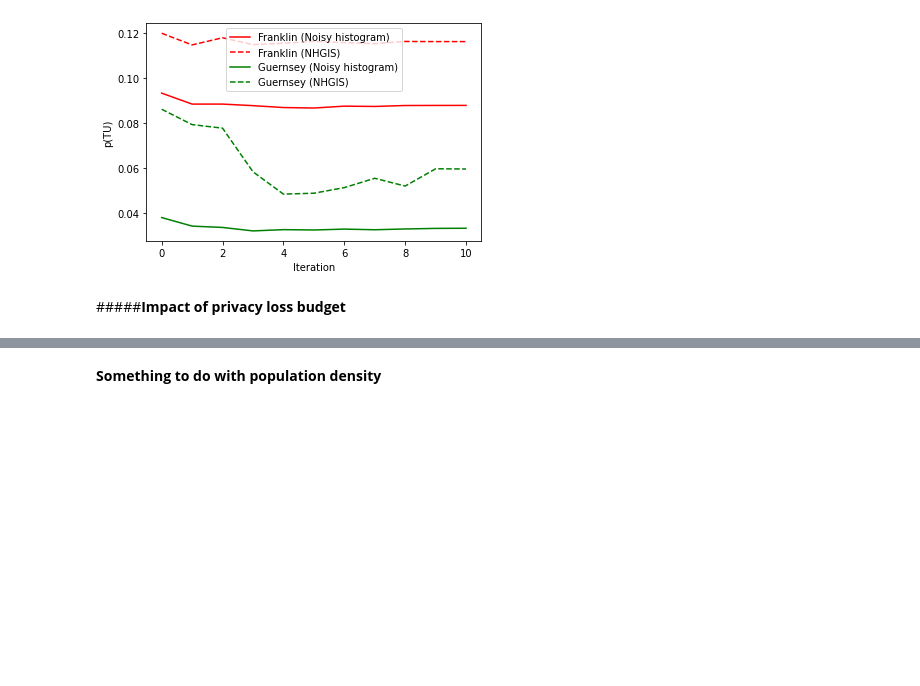
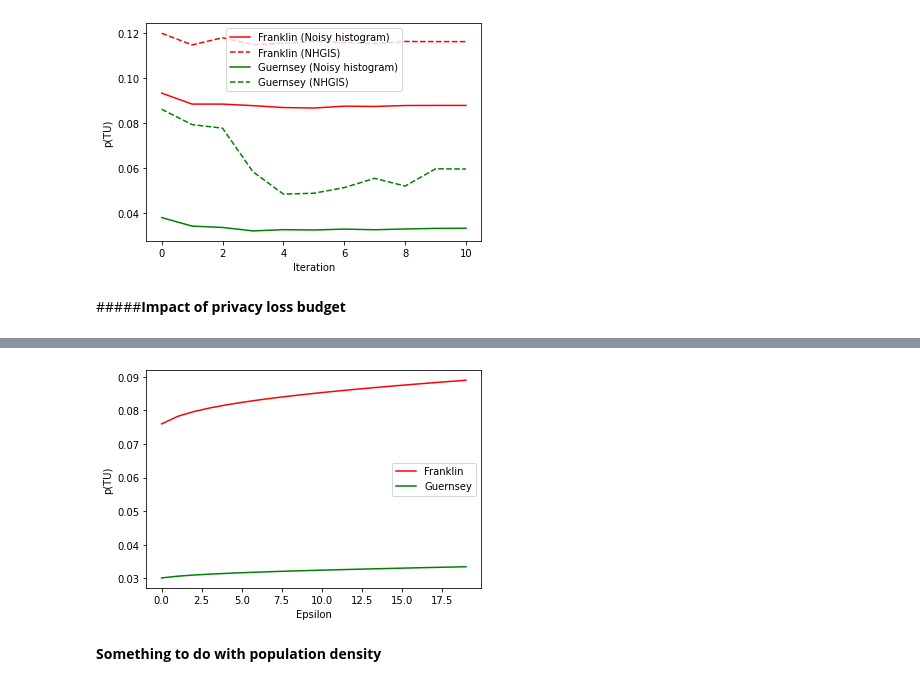
Before and after one commit to linyuehzzz/tda-eval, a Jupyter notebook: cell_uniques.ipynb, the cells around one changed output, grey strips where cells are left out. Drawn from its saved outputs; the diff is of its cells as text; code cells hidden in the pictures; blank space fills up the shorter version.

```diff
--- a/cell_uniques.ipynb
+++ b/cell_uniques.ipynb
@@ -1348,0 +1367,31 @@ p_tu
+# %%
+import scipy.stats
+import math
+import numpy as np
+
+delta = 10 ** (-10)
+hist1 = pd.crosstab(data_people_g.GEOID10, data_people_g.race)
+column_values = hist1[hist1.columns].values.ravel()
+A = pd.unique(column_values)
+
+p_tu_eps_g = []
+for k in range(1, 21):
+    eps = k * 9/4097
+    sigma = math.sqrt(1 / (2 * eps))
+
+    probs = []
+    for i in A:
+        p1 = scipy.stats.norm(0, sigma).cdf(0.5 - i) - scipy.stats.norm(0, sigma).cdf(1.5 - i)
+        u0 = hist1 == i
+        p2 = np.unique(u0.values, return_counts=True)[1][1] / (np.unique(u0.values, return_counts=True)[1][1] +
+                                                            np.unique(u0.values, return_counts=True)[1][0])
+        probs.append(p1 * p2)
+
+    p3 = scipy.stats.norm(0, sigma).cdf(-0.5) - scipy.stats.norm(0, sigma).cdf(0.5)
+    u0 = hist1 == 1
+    p4 = np.unique(u0.values, return_counts=True)[1][1] / (np.unique(u0.values, return_counts=True)[1][1] +
+                                                        np.unique(u0.values, return_counts=True)[1][0])
+    p_tu = p3 * p4 / sum(probs)
+    p_tu_eps_g.append(p_tu)
+
+p_tu_eps_g
@@ -1349,3 +1419,15 @@ p_tu
+# %%
+import matplotlib.pyplot as plt
+import numpy as np
+
+plt.plot(np.array(p_tu_eps), color = 'r', label='Franklin')
+plt.plot(np.array(p_tu_eps_g), color = 'g', label='Guernsey')
+plt.xlabel("Epsilon")
+plt.ylabel("p(TU)")
+plt.legend()
+plt.show()
+# %% [output]
+[figure, added]
 # %% [markdown]
 **Something to do with population density**
 # %% [markdown]
```
Also changed, not shown: parts of 5 cells of this notebook.
